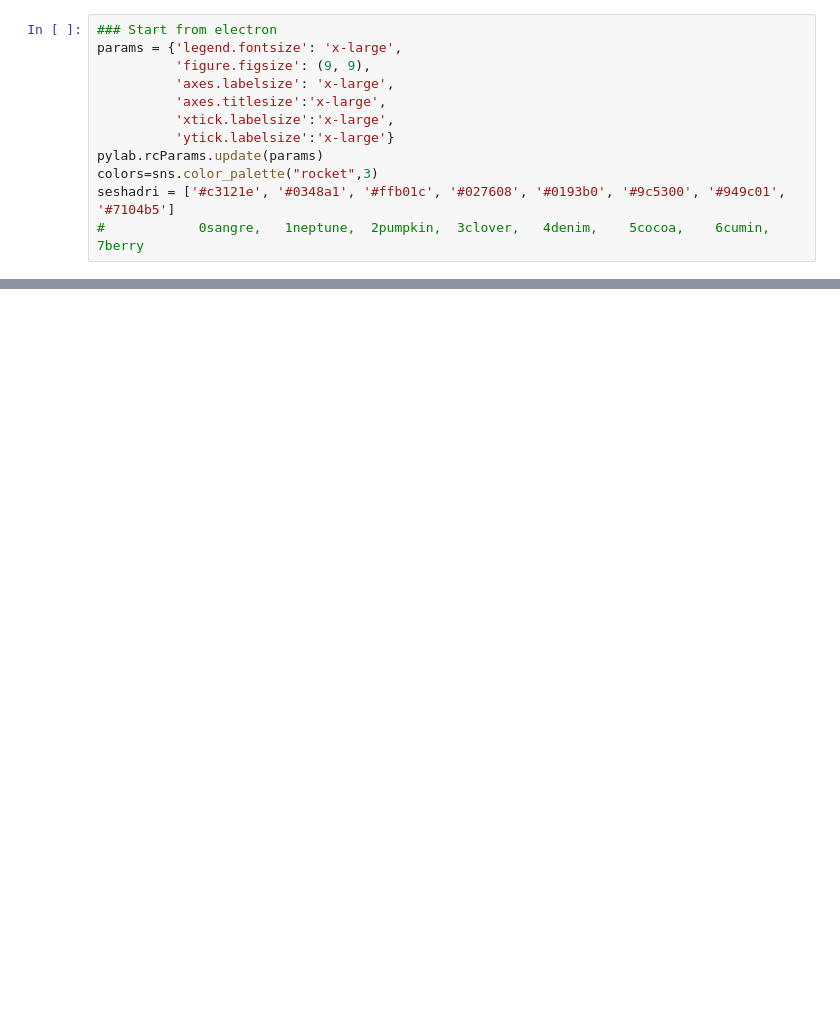
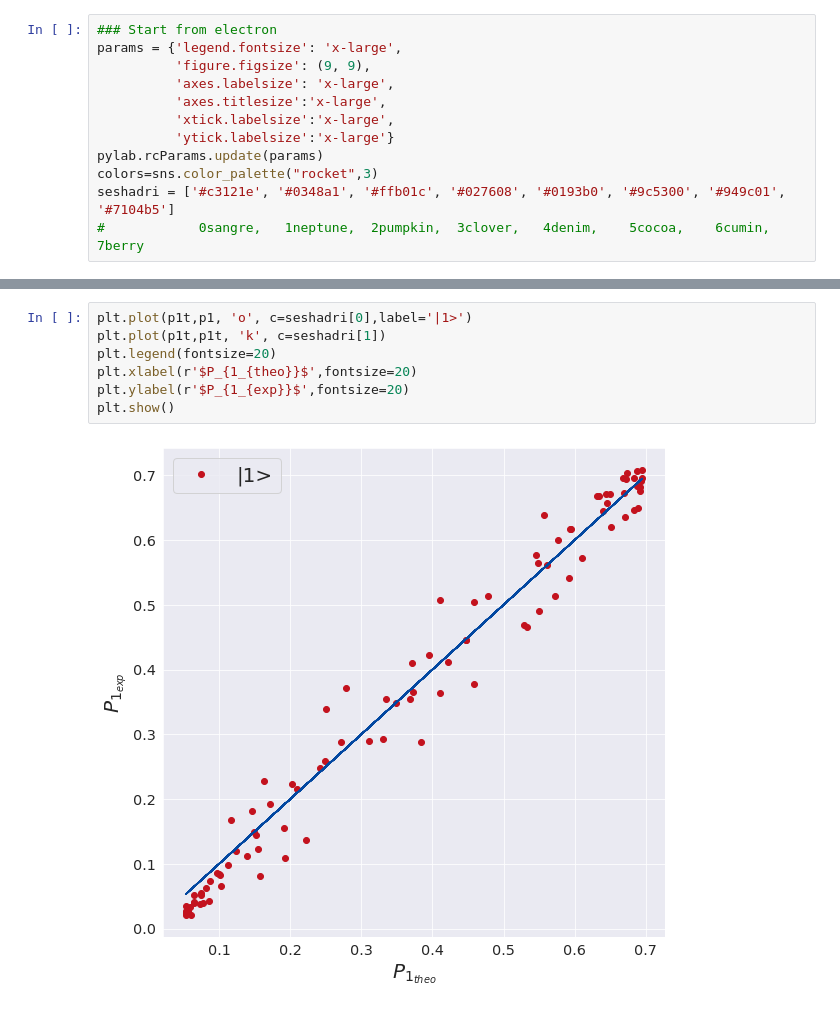
Before and after one commit to spham1611/PulsatingPulseLab, a Jupyter notebook: Pulses/fitting.ipynb, the cells around one changed output, grey strips where cells are left out. Drawn from its saved outputs; the diff is of its cells as text; blank space fills up the shorter version.

```diff
--- a/Pulses/fitting.ipynb
+++ b/Pulses/fitting.ipynb
@@ -107,0 +142,9 @@ seshadri = ['#c3121e', '#0348a1', '#ffb01c', '#027608', '#0193b0', '#9c5300', '#
+# %%
+plt.plot(p1t,p1, 'o', c=seshadri[0],label='|1>')
+plt.plot(p1t,p1t, 'k', c=seshadri[1])
+plt.legend(fontsize=20)
+plt.xlabel(r'$P_{1_{theo}}$',fontsize=20)
+plt.ylabel(r'$P_{1_{exp}}$',fontsize=20)
+plt.show()
+# %% [output]
+[figure, added]
```
Also changed, not shown: parts of 14 cells of this notebook, 1 other file.
